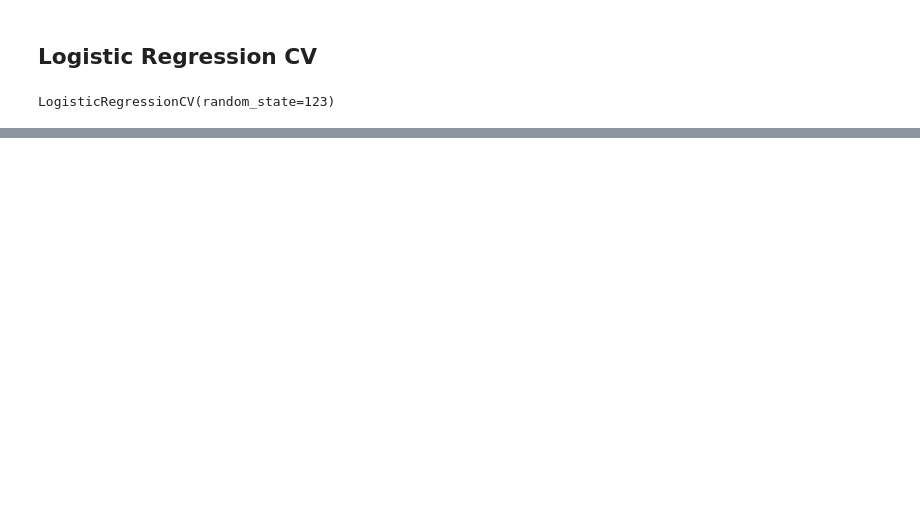
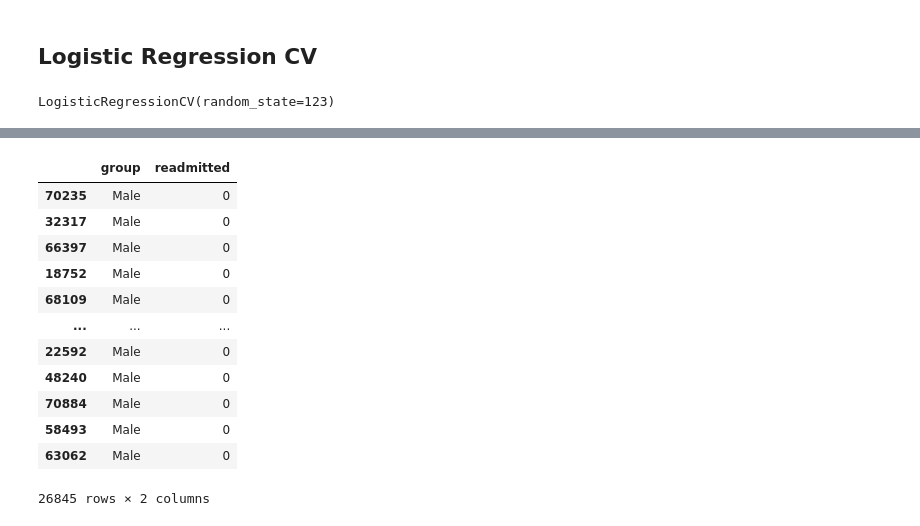
Before and after one commit to sagarwala12/HRRP, a Jupyter notebook: Feature Engineering_Final.ipynb, the cells around one changed output, grey strips where cells are left out. Saved outputs shown, nothing was run; the diff lists cells and outputs as text; code cells hidden in the pictures; blank space fills up the shorter version.

```diff
--- a/Feature Engineering_Final.ipynb
+++ b/Feature Engineering_Final.ipynb
@@ -574,0 +598,27 @@ Text(0, 0.5, 'Feature')
+# %%
+maledf = {'group': 'Male',
+         'readmitted': df.loc[df['gender']=='Male', 'readmitted']}
+
+femaledf = {'group': 'Female',
+         'readmitted': df.loc[df['gender']=='Female', 'readmitted']}
+
+maledf = pd.DataFrame(maledf)
+femaledf = pd.DataFrame(femaledf)
+
+genderdf = maledf.append(femaledf)
+# %%
+maledf
+# %% [output]
+|  | group | readmitted |
+| 70235 | Male | 0 |
+| 32317 | Male | 0 |
+| 66397 | Male | 0 |
+| 18752 | Male | 0 |
+| 68109 | Male | 0 |
+| ... | ... | ... |
+| 22592 | Male | 0 |
+| 48240 | Male | 0 |
+| 70884 | Male | 0 |
+| 58493 | Male | 0 |
+| 63062 | Male | 0 |
+26845 rows × 2 columns
```
Also changed, not shown: parts of 23 cells of this notebook.
